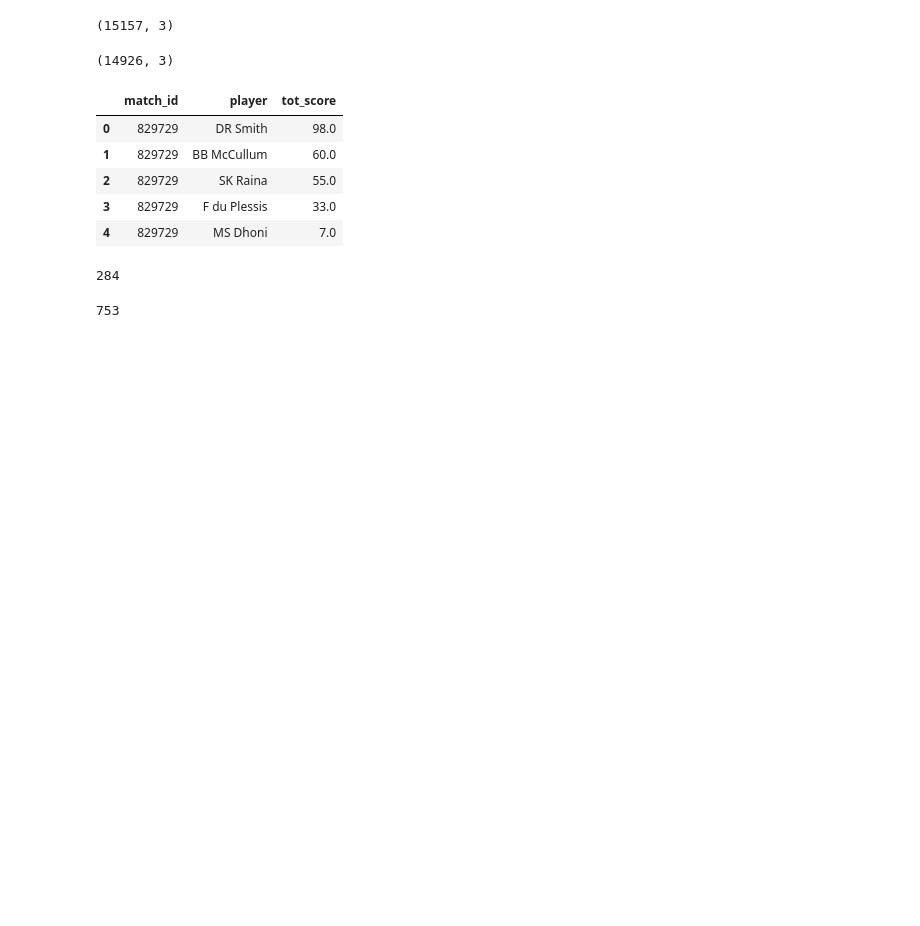
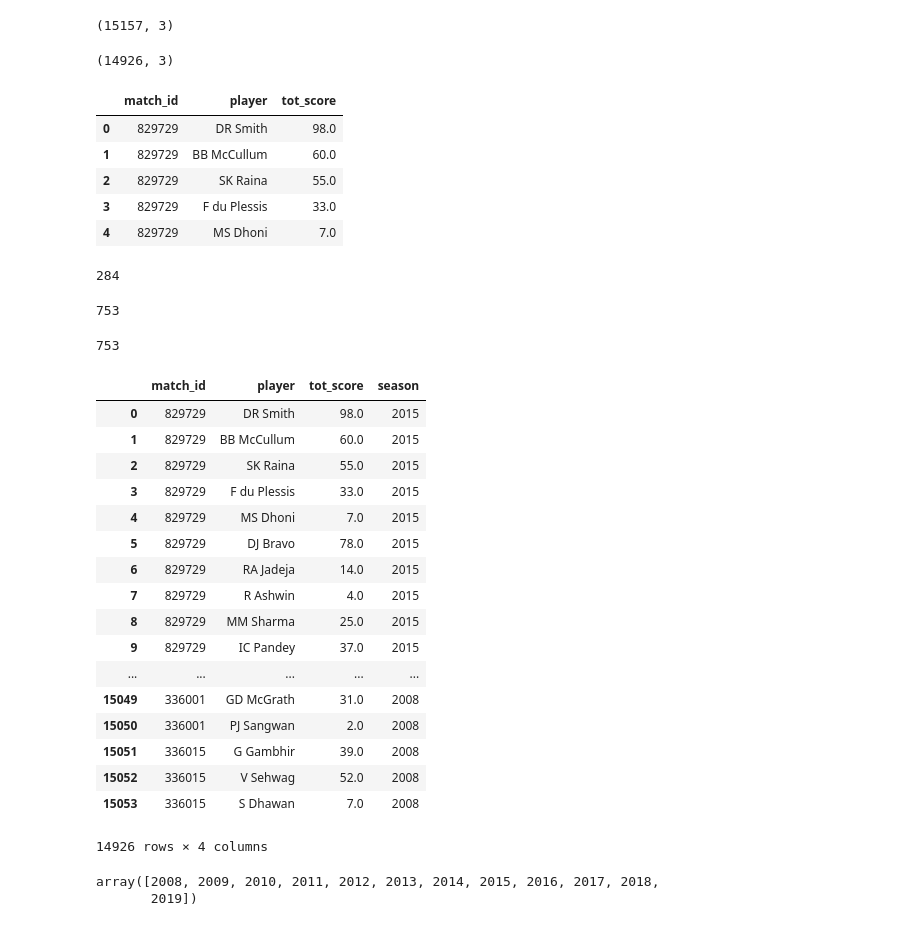
Before and after one commit to abhishekg2389/d11, a Jupyter notebook: matrix_factorization.ipynb, the cells around one changed output. Cells and saved outputs as stored; diff of their text form; code cells hidden in the pictures; blank space fills up the shorter version.

```diff
--- a/matrix_factorization.ipynb
+++ b/matrix_factorization.ipynb
@@ -30,12 +30,3 @@ d11_scores.head()
 | 2 | 829729 | SK Raina | 55.0 |
 | 3 | 829729 | F du Plessis | 33.0 |
 | 4 | 829729 | MS Dhoni | 7.0 |
-# %%
-player_idx = {x: i for i, x in enumerate(np.unique(d11_scores.player))}
-len(player_idx)
-
-matchid_idx = {x: i for i, x in enumerate(np.unique(d11_scores.match_id))}
-len(matchid_idx)
-# %% [output]
-284
-753
@@ -46,0 +33,36 @@ for _, row in d11_scores.iterrows():
+# %%
+
+
+matchid_year_map = {x: matchid_to_year(x) for x in np.unique(d11_scores.match_id)}
+len(matchid_year_map)
+# %% [output]
+284
+753
+753
+# %%
+d11_scores["season"] = [matchid_year_map[x] for x in d11_scores["match_id"]]
+d11_scores
+# %% [output]
+|  | match_id | player | tot_score | season |
+| 0 | 829729 | DR Smith | 98.0 | 2015 |
+| 1 | 829729 | BB McCullum | 60.0 | 2015 |
+| 2 | 829729 | SK Raina | 55.0 | 2015 |
+| 3 | 829729 | F du Plessis | 33.0 | 2015 |
+| 4 | 829729 | MS Dhoni | 7.0 | 2015 |
+| 5 | 829729 | DJ Bravo | 78.0 | 2015 |
+| 6 | 829729 | RA Jadeja | 14.0 | 2015 |
+| 7 | 829729 | R Ashwin | 4.0 | 2015 |
+| 8 | 829729 | MM Sharma | 25.0 | 2015 |
+| 9 | 829729 | IC Pandey | 37.0 | 2015 |
+| ... | ... | ... | ... | ... |
+| 15049 | 336001 | GD McGrath | 31.0 | 2008 |
+| 15050 | 336001 | PJ Sangwan | 2.0 | 2008 |
+| 15051 | 336015 | G Gambhir | 39.0 | 2008 |
+| 15052 | 336015 | V Sehwag | 52.0 | 2008 |
+| 15053 | 336015 | S Dhawan | 7.0 | 2008 |
+14926 rows × 4 columns
+# %%
+np.unique(d11_scores.season)
+# %% [output]
+array([2008, 2009, 2010, 2011, 2012, 2013, 2014, 2015, 2016, 2017, 2018,
+       2019])
```
Also changed, not shown: parts of 5 cells of this notebook.
